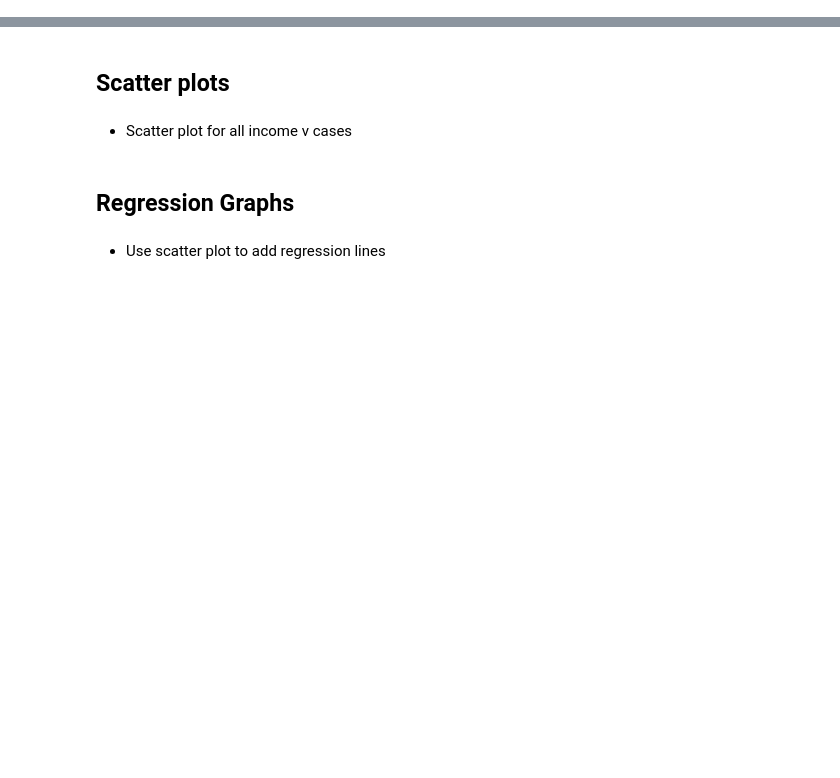
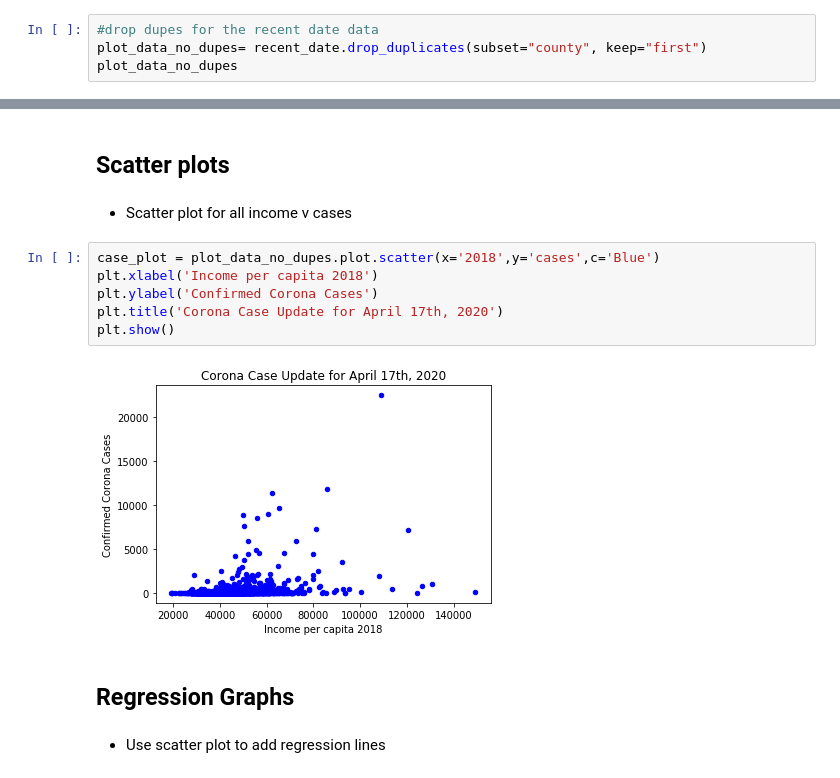
Before and after one commit to sai-praneeth-reddy/GT_Project1, a Jupyter notebook: project1_veronica /Income_project.ipynb, the cells around one changed output, grey strips where cells are left out. Drawn from its saved outputs; the diff is of its cells as text; blank space fills up the shorter version.

Commit message:
Updated_data
Update with graphs

```diff
--- a/project1_veronica /Income_project.ipynb
+++ b/project1_veronica /Income_project.ipynb
@@ -130,0 +134,4 @@ recent_date.head(20)
+# %%
+#drop dupes for the recent date data
+plot_data_no_dupes= recent_date.drop_duplicates(subset="county", keep="first")
+plot_data_no_dupes
@@ -136,6 +181,14 @@ recent_date.head(20)
 ## Scatter plots
 # %% [markdown]
 * Scatter plot for all income v cases
+# %%
+case_plot = plot_data_no_dupes.plot.scatter(x='2018',y='cases',c='Blue')
+plt.xlabel('Income per capita 2018')
+plt.ylabel('Confirmed Corona Cases')
+plt.title('Corona Case Update for April 17th, 2020')
+plt.show()
+# %% [output]
+[figure, added]
 # %% [markdown]
 ## Regression Graphs
 # %% [markdown]
```
Also changed, not shown: parts of 10 cells of this notebook, 1 other file.
